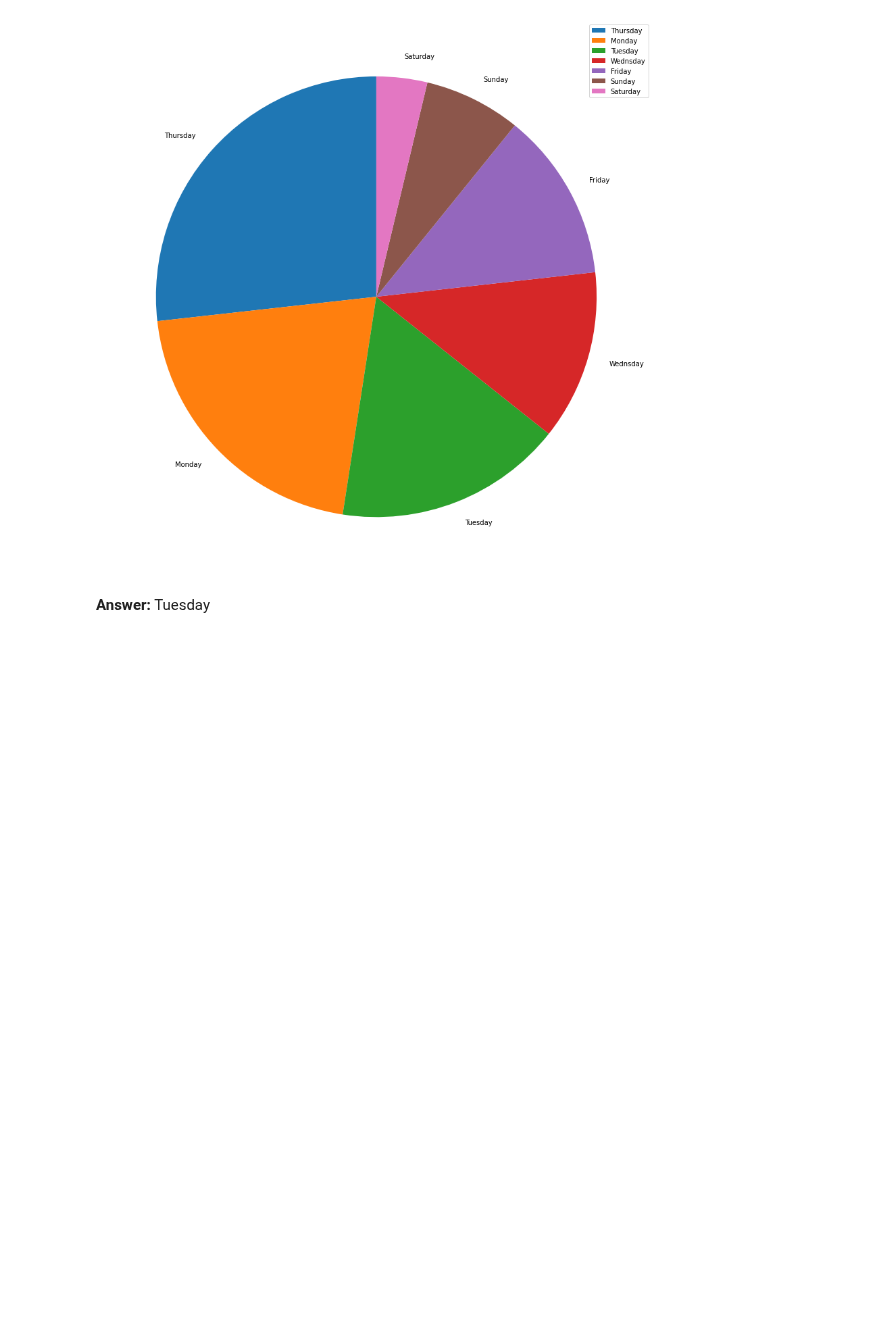
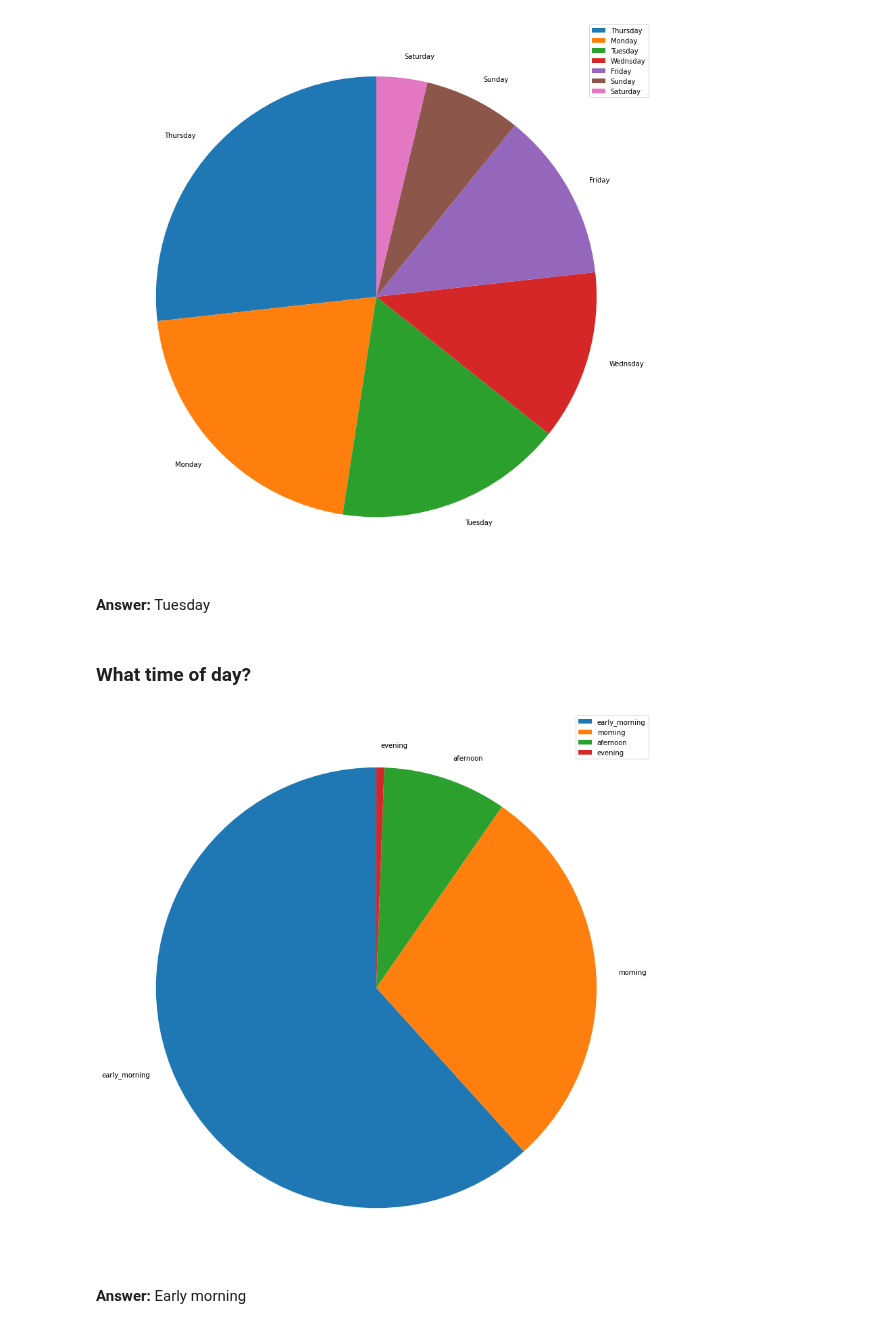
Before and after one commit to OmidSa75/Data_scinece-Smartset-overloads-PoliMI, a Jupyter notebook: main.ipynb, the cells around one changed output. Drawn from its saved outputs; the diff is of its cells as text; code cells hidden in the pictures; blank space fills up the shorter version.

Commit message:
➕ add What time of day

```diff
--- a/main.ipynb
+++ b/main.ipynb
@@ -632,3 +632,29 @@ plt.show()
 [figure]
 # %% [markdown]
 **Answer:** Tuesday
+# %% [markdown]
+### What time of day?
+# %%
+def timeـclassification(val):
+    val = int(val.split(':')[0])
+    if val < 6:
+        return 'early_morning'
+    elif 6 <= val <= 12:
+        return 'morning'
+    elif 12 < val < 18:
+        return 'afernoon'
+    else:
+        return 'evening'
+
+
+df1['time_of_day'] = df1['Time'].apply(timeـclassification)
+plt.figure(figsize=(15, 15))
+
+plt.pie(df1['time_of_day'].value_counts(),
+        labels=df1['time_of_day'].unique(), startangle=90)
+plt.legend()
+plt.show()
+# %% [output]
+[figure, added]
+# %% [markdown]
+**Answer:** Early morning
```
